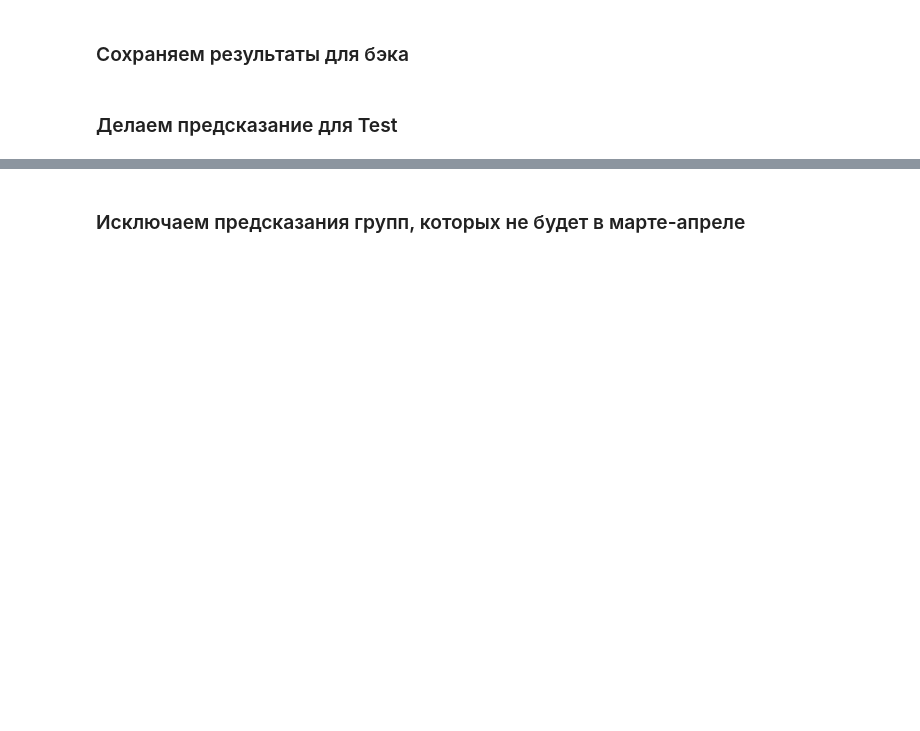
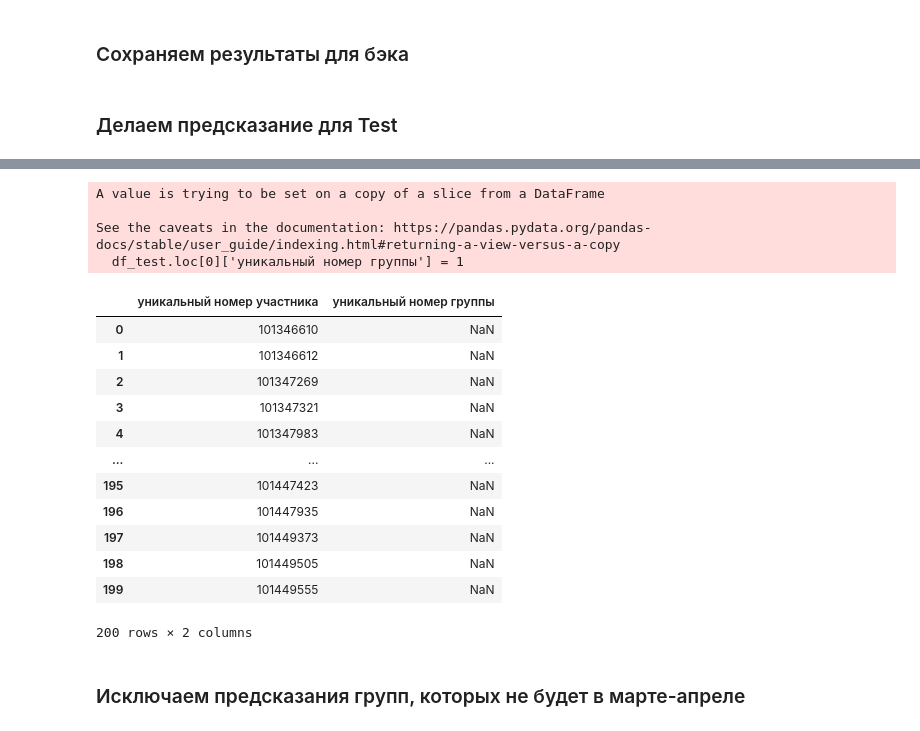
Before and after one commit to AlexHLinS/ezee_may_2003, a Jupyter notebook: ds/__generate_predictions.ipynb, the cells around one changed output, grey strips where cells are left out. Saved outputs shown, nothing was run; the diff lists cells and outputs as text; code cells hidden in the pictures; blank space fills up the shorter version.

```diff
--- a/ds/__generate_predictions.ipynb
+++ b/ds/__generate_predictions.ipynb
@@ -299,9 +299,43 @@ preds.to_dataframe().to_csv('predicts/predict_v01.csv', index=False )
 # %% [markdown]
 ### Делаем предсказание для Test
 # %%
+import json
+with open('groups2023.json') as json_file:
+    groups2023 = json.load(json_file)
+
 df_test = pd.read_csv('test.csv')
 df_test.head()
 df_test['уникальный номер участника'] = df_test['уникальный номер участника'].astype(int)
+
+
+def display_history_and_predictions_for_user2(user_id, train_dataset, predictions):
+    print('----------------------------------------------------------------------------')
+    print('User', user_id, 'history:')
+    display(train_dataset[train_dataset['user_id'] == user_id][
+        'group_id','is_online','session','направление 1','направление 2'].to_dataframe())
+    predictions = predictions[predictions['user_id'] == user_id]
+    print('User recommendations:')
+    predicted_groups = predictions['group_id'].to_list()
+    display(df_groups[df_groups['уникальный номер'].isin(predicted_groups)].drop(columns=[
+        'адрес площадки',
+        'расписание в активных периодах',
+        'расписание в закрытых периодах',
+        'расписание в плановом периоде']))
+
+results = []
 for index, row in df_test.iterrows():
-    pass
-    #print(row['уникальный номер участника'])
+    # Получаем юзера
+    user_id = row['уникальный номер участника']
+    x = model.recommend(users=[user_id], k=1000).to_dataframe()
+    x = x[x['group_id'].isin(groups2023)]
+    #Выбираем первые 10 предсказаний
+    x = x.head(10)
+
+    groups_list = x['group_id'].to_list()
+    groups_list = [str(x) for x in groups_list]
+    groups_str = ','.join(groups_list)
+    results.append(groups_str)
+    #print(groups_str)
+
+df_test['уникальный номер группы'] = results
+df_test.to_csv('test.xsv', index=False)
@@ -341,3 +342,26 @@ User recommendations:
+# %%
+df_test.loc[0]['уникальный номер группы'] = 1
+# %% [output]
+A value is trying to be set on a copy of a slice from a DataFrame
+
+See the caveats in the documentation: https://pandas.pydata.org/pandas-docs/stable/user_guide/indexing.html#returning-a-view-versus-a-copy
+  df_test.loc[0]['уникальный номер группы'] = 1
+# %%
+display(df_test)
+# %% [output]
+|  | уникальный номер участника | уникальный номер группы |
+| 0 | 101346610 | NaN |
+| 1 | 101346612 | NaN |
+| 2 | 101347269 | NaN |
+| 3 | 101347321 | NaN |
+| 4 | 101347983 | NaN |
+| ... | ... | ... |
+| 195 | 101447423 | NaN |
+| 196 | 101447935 | NaN |
+| 197 | 101449373 | NaN |
+| 198 | 101449505 | NaN |
+| 199 | 101449555 | NaN |
+200 rows × 2 columns
 # %% [markdown]
 ### Исключаем предсказания групп, которых не будет в марте-апреле
 # %% [markdown]
```
Also changed, not shown: parts of 10 cells of this notebook, 1 other file.
